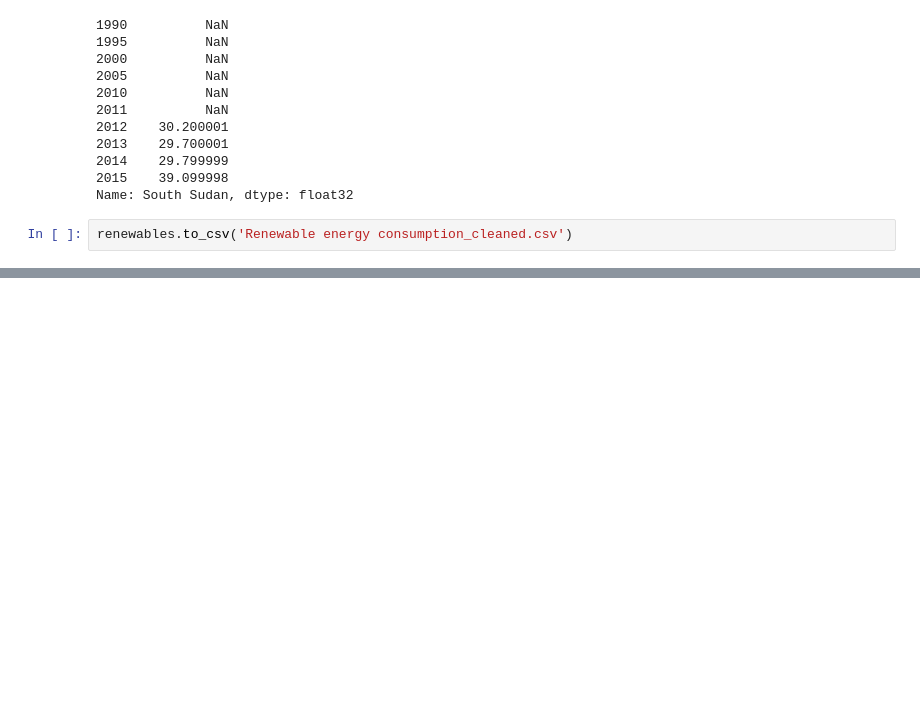
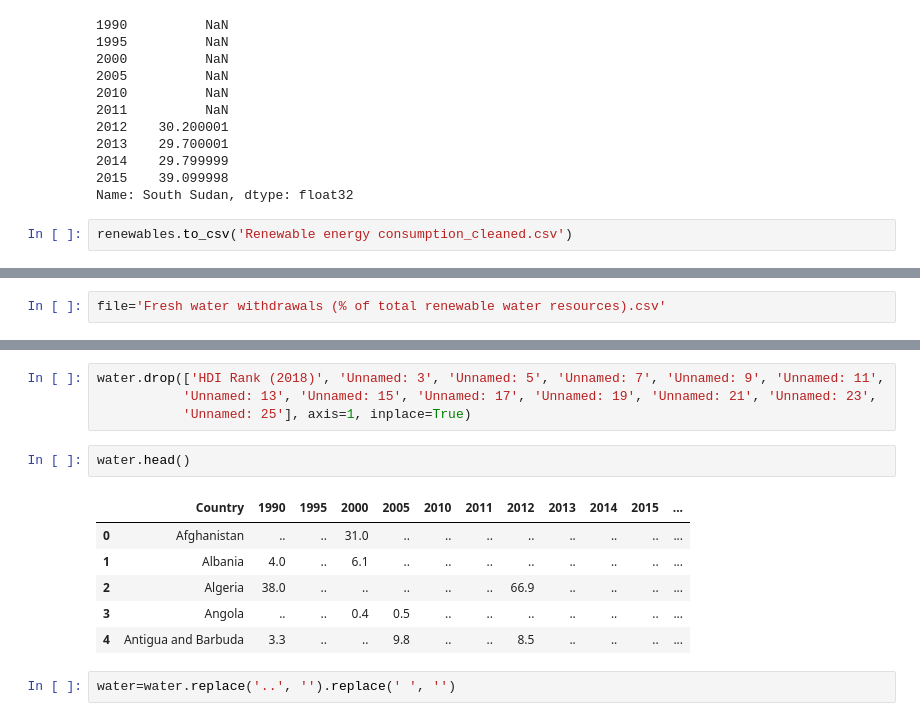
Before and after one commit to mattcoget/Project-HDI, a Jupyter notebook: Natural ressources depletion.ipynb, the cells around one changed output, grey strips where cells are left out. Drawn from its saved outputs; the diff is of its cells as text; blank space fills up the shorter version.

```diff
--- a/Natural ressources depletion.ipynb
+++ b/Natural ressources depletion.ipynb
@@ -1772,0 +1797,2 @@ renewables.to_csv('Renewable energy consumption_cleaned.csv')
+# %%
+file='Fresh water withdrawals (% of total renewable water resources).csv'
@@ -1772,0 +1811,15 @@ renewables.to_csv('Renewable energy consumption_cleaned.csv')
+# %%
+water.drop(['HDI Rank (2018)', 'Unnamed: 3', 'Unnamed: 5', 'Unnamed: 7', 'Unnamed: 9', 'Unnamed: 11',
+           'Unnamed: 13', 'Unnamed: 15', 'Unnamed: 17', 'Unnamed: 19', 'Unnamed: 21', 'Unnamed: 23',
+           'Unnamed: 25'], axis=1, inplace=True)
+# %%
+water.head()
+# %% [output]
+|  | Country | 1990 | 1995 | 2000 | 2005 | 2010 | 2011 | 2012 | 2013 | 2014 | 2015 | ... |
+| 0 | Afghanistan | .. | .. | 31.0 | .. | .. | .. | .. | .. | .. | .. | ... |
+| 1 | Albania | 4.0 | .. | 6.1 | .. | .. | .. | .. | .. | .. | .. | ... |
+| 2 | Algeria | 38.0 | .. | .. | .. | .. | .. | 66.9 | .. | .. | .. | ... |
+| 3 | Angola | .. | .. | 0.4 | 0.5 | .. | .. | .. | .. | .. | .. | ... |
+| 4 | Antigua and Barbuda | 3.3 | .. | .. | 9.8 | .. | .. | 8.5 | .. | .. | .. | ... |
+# %%
+water=water.replace('..', '').replace(' ', '')
```
Also changed, not shown: parts of 15 cells of this notebook, 19 other files.
